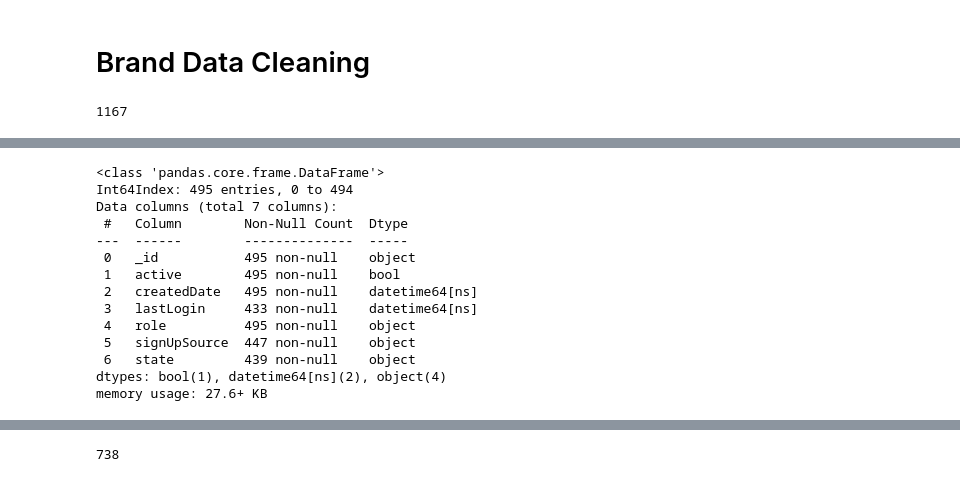
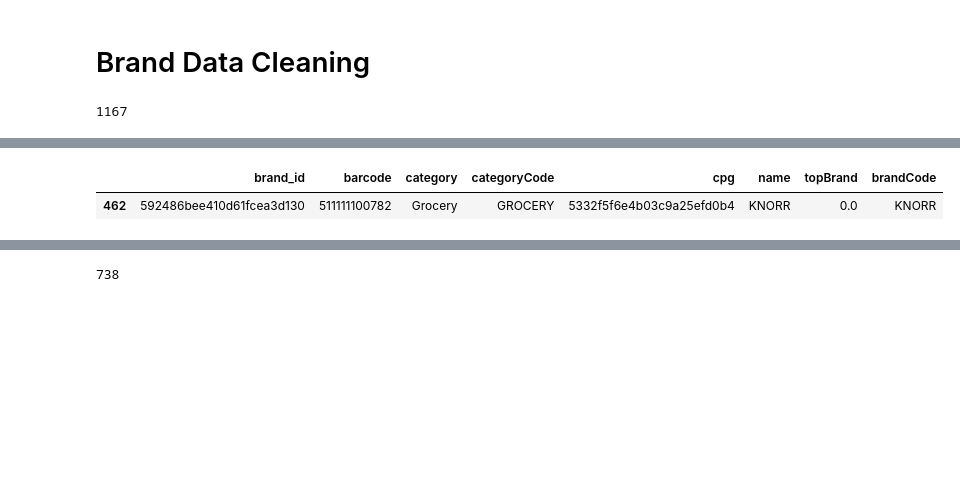
Before and after one commit to Jwdaniel34/fetch-rewards-code, a Jupyter notebook: data_cleaning.ipynb, the cells around one changed output, grey strips where cells are left out. Saved outputs shown, nothing was run; the diff lists cells and outputs as text; code cells hidden in the pictures; blank space fills up the shorter version.

```diff
--- a/data_cleaning.ipynb
+++ b/data_cleaning.ipynb
@@ -479,18 +428,6 @@ Name: _id, Length: 212, dtype: int64
-# %%
-users_df.info()
-# %% [output]
-<class 'pandas.core.frame.DataFrame'>
-Int64Index: 495 entries, 0 to 494
-Data columns (total 7 columns):
- #   Column        Non-Null Count  Dtype
----  ------        --------------  -----
- 0   _id           495 non-null    object
- 1   active        495 non-null    bool
- 2   createdDate   495 non-null    datetime64[ns]
- 3   lastLogin     433 non-null    datetime64[ns]
- 4   role          495 non-null    object
- 5   signUpSource  447 non-null    object
- 6   state         439 non-null    object
-dtypes: bool(1), datetime64[ns](2), object(4)
-memory usage: 27.6+ KB
+# %%
+brands_df[brands_df['brandCode']  == 'KNORR']
+# %% [output]
+|  | brand_id | barcode | category | categoryCode | cpg | name | topBrand | brandCode |
+| 462 | 592486bee410d61fcea3d130 | 511111100782 | Grocery | GROCERY | 5332f5f6e4b03c9a25efd0b4 | KNORR | 0.0 | KNORR |
 # %%
```
Also changed, not shown: parts of 69 cells of this notebook, 1 other file.
